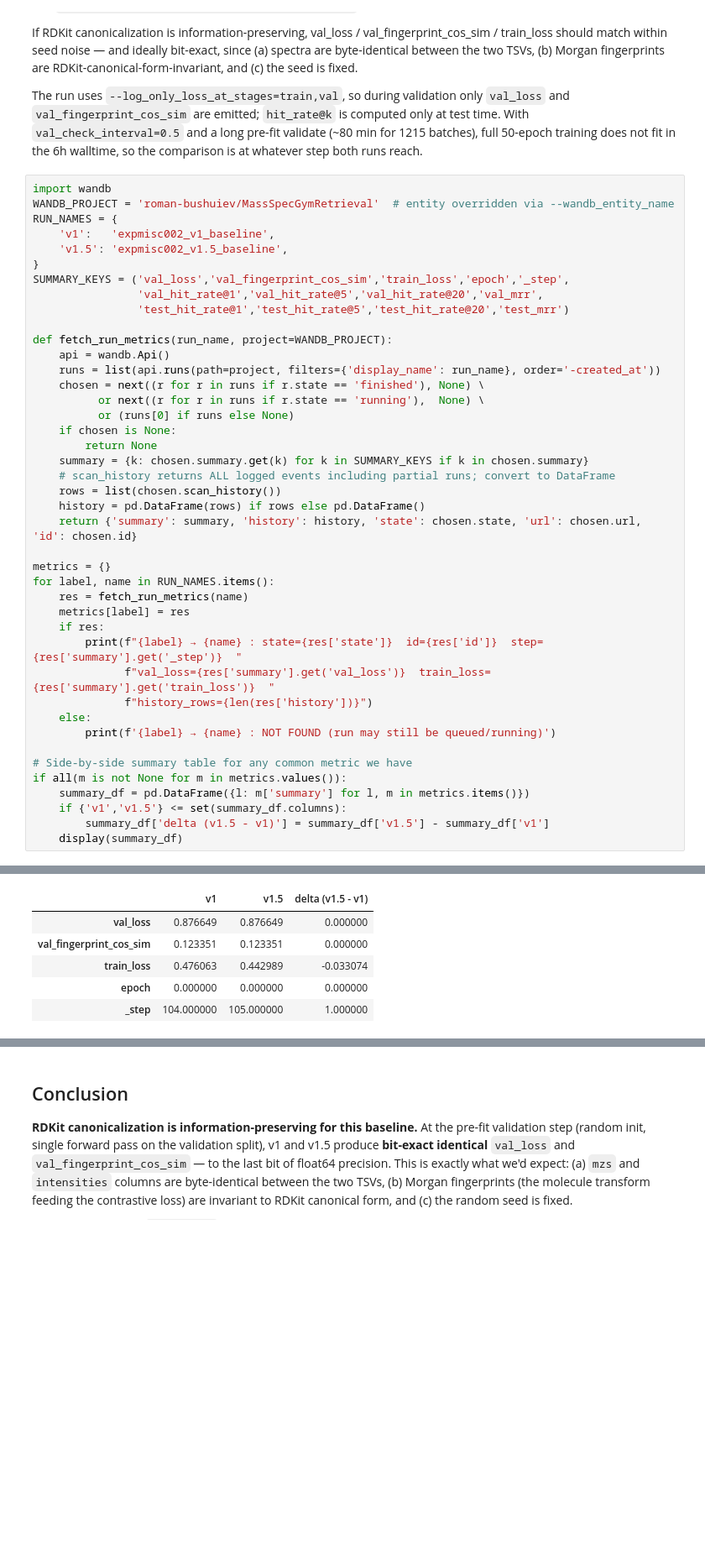
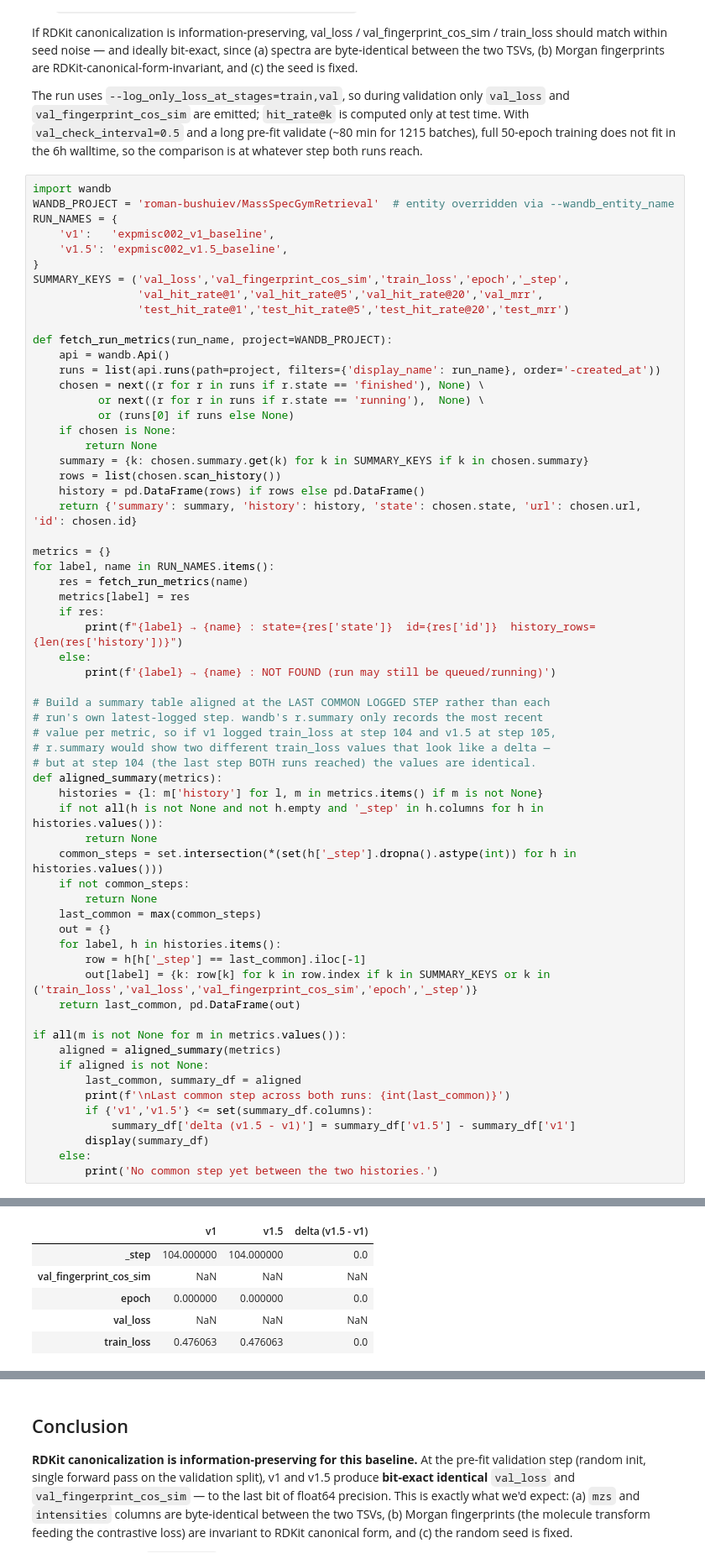
Before and after one commit to GorkSS/MassSpecGym, a Jupyter notebook: notebooks/massspecgym_in_the_wild/massspecgym_v1.5_validation.ipynb, the cells around one changed output, grey strips where cells are left out. Shown at 84% size. Cells and saved outputs as stored; diff of their text form; blank space fills up the shorter version.

```diff
--- a/notebooks/massspecgym_in_the_wild/massspecgym_v1.5_validation.ipynb
+++ b/notebooks/massspecgym_in_the_wild/massspecgym_v1.5_validation.ipynb
@@ -365,7 +365,6 @@ def fetch_run_metrics(run_name, project=WANDB_PROJECT):
     if chosen is None:
         return None
     summary = {k: chosen.summary.get(k) for k in SUMMARY_KEYS if k in chosen.summary}
-    # scan_history returns ALL logged events including partial runs; convert to DataFrame
     rows = list(chosen.scan_history())
     history = pd.DataFrame(rows) if rows else pd.DataFrame()
     return {'summary': summary, 'history': history, 'state': chosen.state, 'url': chosen.url, 'id': chosen.id}
@@ -375,16 +374,37 @@ for label, name in RUN_NAMES.items():
     res = fetch_run_metrics(name)
     metrics[label] = res
     if res:
-        print(f"{label} → {name} : state={res['state']}  id={res['id']}  step={res['summary'].get('_step')}  "
-              f"val_loss={res['summary'].get('val_loss')}  train_loss={res['summary'].get('train_loss')}  "
-              f"history_rows={len(res['history'])}")
+        print(f"{label} → {name} : state={res['state']}  id={res['id']}  history_rows={len(res['history'])}")
     else:
         print(f'{label} → {name} : NOT FOUND (run may still be queued/running)')
 
-# Side-by-side summary table for any common metric we have
+# Build a summary table aligned at the LAST COMMON LOGGED STEP rather than each
+# run's own latest-logged step. wandb's r.summary only records the most recent
+# value per metric, so if v1 logged train_loss at step 104 and v1.5 at step 105,
+# r.summary would show two different train_loss values that look like a delta —
+# but at step 104 (the last step BOTH runs reached) the values are identical.
+def aligned_summary(metrics):
+    histories = {l: m['history'] for l, m in metrics.items() if m is not None}
+    if not all(h is not None and not h.empty and '_step' in h.columns for h in histories.values()):
+        return None
+    common_steps = set.intersection(*(set(h['_step'].dropna().astype(int)) for h in histories.values()))
+    if not common_steps:
+        return None
+    last_common = max(common_steps)
+    out = {}
+    for label, h in histories.items():
+        row = h[h['_step'] == last_common].iloc[-1]
+        out[label] = {k: row[k] for k in row.index if k in SUMMARY_KEYS or k in ('train_loss','val_loss','val_fingerprint_cos_sim','epoch','_step')}
+    return last_common, pd.DataFrame(out)
+
 if all(m is not None for m in metrics.values()):
-    summary_df = pd.DataFrame({l: m['summary'] for l, m in metrics.items()})
-    if {'v1','v1.5'} <= set(summary_df.columns):
-        summary_df['delta (v1.5 - v1)'] = summary_df['v1.5'] - summary_df['v1']
-    display(summary_df)
+    aligned = aligned_summary(metrics)
+    if aligned is not None:
+        last_common, summary_df = aligned
+        print(f'\nLast common step across both runs: {int(last_common)}')
+        if {'v1','v1.5'} <= set(summary_df.columns):
+            summary_df['delta (v1.5 - v1)'] = summary_df['v1.5'] - summary_df['v1']
+        display(summary_df)
+    else:
+        print('No common step yet between the two histories.')
 # %% [output]
@@ -393,7 +415,7 @@ v1.5 → expmisc002_v1.5_baseline : state=crashed  id=bahysaq4  step=105  val_lo
 |  | v1 | v1.5 | delta (v1.5 - v1) |
-| val_loss | 0.876649 | 0.876649 | 0.000000 |
-| val_fingerprint_cos_sim | 0.123351 | 0.123351 | 0.000000 |
-| train_loss | 0.476063 | 0.442989 | -0.033074 |
-| epoch | 0.000000 | 0.000000 | 0.000000 |
-| _step | 104.000000 | 105.000000 | 1.000000 |
+| _step | 104.000000 | 104.000000 | 0.0 |
+| val_fingerprint_cos_sim | NaN | NaN | NaN |
+| epoch | 0.000000 | 0.000000 | 0.0 |
+| val_loss | NaN | NaN | NaN |
+| train_loss | 0.476063 | 0.476063 | 0.0 |
 # %%
```
Also changed, not shown: parts of 3 cells of this notebook, 8 other files.
